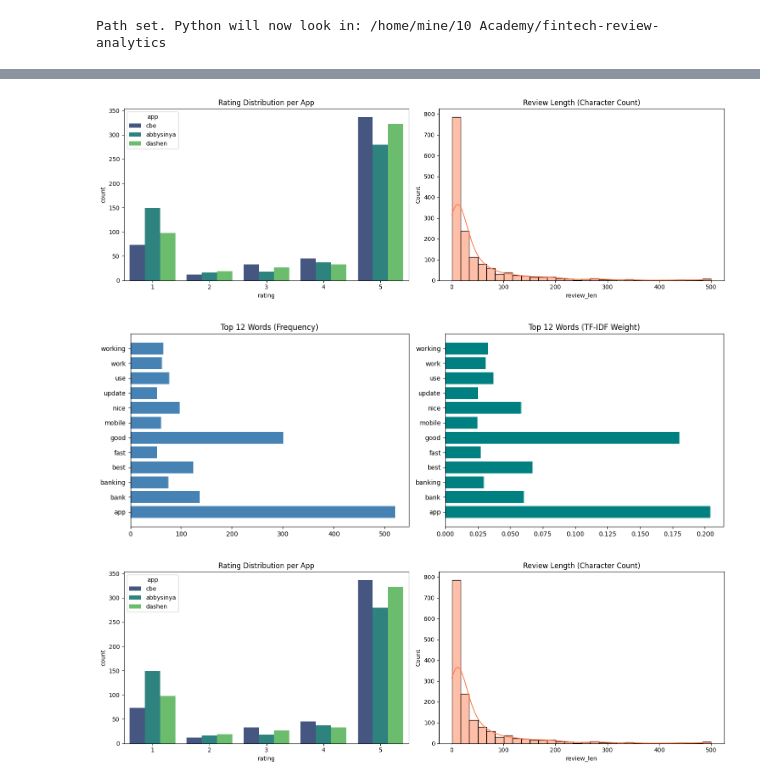
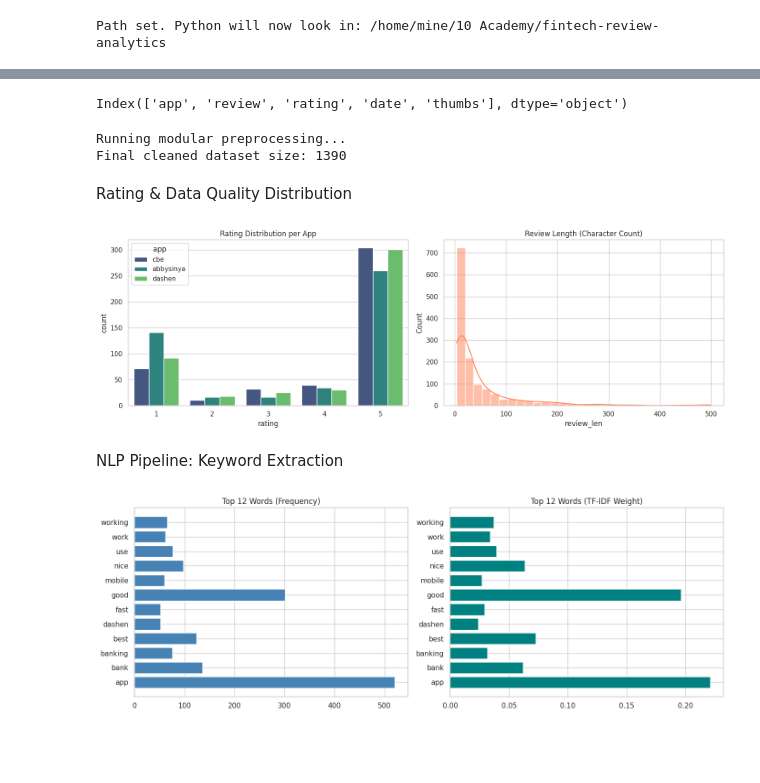
Before and after one commit to tibarekb/fintech-review-analytics, a Jupyter notebook: notebooks/data_analysis.ipynb, the cells around one changed output, grey strips where cells are left out. Drawn from its saved outputs; the diff is of its cells as text; code cells hidden in the pictures; blank space fills up the shorter version.

Commit message:
feat(task-1): Advanced cleaning and Analysis

```diff
--- a/notebooks/data_analysis.ipynb
+++ b/notebooks/data_analysis.ipynb
@@ -63,21 +77,3 @@ sys.path.insert(0, os.path.abspath('..'))
 print('Path set. Python will now look in:', os.path.abspath('..'))
 # %% [output]
 Path set. Python will now look in: /home/mine/10 Academy/fintech-review-analytics
-# %%
-def tokenize_and_lemmatize(text):
-    """
-    Tokenizes text, removes stopwords, and applies lemmatization.
-    Matches the notebook's modular_nlp_pipeline logic.
-    """
-    # 1. Cleaning (Regex)
-    text = re.sub(r'[^a-zA-Z\s]', ' ', str(text).lower())
-
-    # 2. Tokenization
-    tokens = nltk.word_tokenize(text)
-
-    # 3. Stop-word removal & Lemmatization
-    stop_words = set(stopwords.words('english'))
-    lemmatizer = WordNetLemmatizer()
-
-    processed = [lemmatizer.lemmatize(t) for t in tokens if t not in stop_words and len(t) > 2]
-    return " ".join(processed)
@@ -96,21 +92,42 @@ KeyboardInterrupt:
 # %%
-df_clean = pd.read_csv('../data/processed/review_clean.csv')
+df_raw = pd.read_csv('../data/processed/review_clean.csv')
+# %%
+df_raw.columns
+# %% [output]
+Index(['app', 'review', 'rating', 'date', 'thumbs'], dtype='object')
+# %%
+# Preprocessing using modular logic from src/
+print("Running modular preprocessing...")
+df_raw['clean_text'] = df_raw['review'].apply(tokenize_and_lemmatize)
+
+# Drop invalid/too short reviews
+df_clean = df_raw[df_raw['clean_text'].str.len() > 2].copy()
+print(f"Final cleaned dataset size: {len(df_clean)}")
+# %% [output]
+Running modular preprocessing...
+Final cleaned dataset size: 1390
+# %% [markdown]
+Rating & Data Quality Distribution
 # %%
 # Visualizing Distributions
 fig, ax = plt.subplots(1, 2, figsize=(15, 5))
 
 # Rating per App
 sns.countplot(data=df_clean, x='rating', hue='app', palette='viridis', ax=ax[0])
 ax[0].set_title('Rating Distribution per App')
 
 # Review Length
 df_clean['review_len'] = df_clean['review'].str.len()
 sns.histplot(df_clean['review_len'], bins=30, kde=True, ax=ax[1], color='coral')
 ax[1].set_title('Review Length (Character Count)')
 
-plt.tight_layout(); plt.show()
+plt.tight_layout()
+plt.savefig('reports/figures/distributions.png')
+plt.show()
 # %% [output]
-[figure, old version]
+[figure, new version]
+# %% [markdown]
+ NLP Pipeline: Keyword Extraction
 # %%
 
 # Frequency (BoW) vs TF-IDF
@@ -129,20 +146,4 @@ axes[1].set_title('Top 12 Words (TF-IDF Weight)')
 
 plt.tight_layout(); plt.show()
 # %% [output]
-[figure, old version]
+[figure, new version]
-# %%
-# Visualizing Distributions
-fig, ax = plt.subplots(1, 2, figsize=(15, 5))
-
-# Rating per App
-sns.countplot(data=df_clean, x='rating', hue='app', palette='viridis', ax=ax[0])
-ax[0].set_title('Rating Distribution per App')
-
-# Review Length
-df_clean['review_len'] = df_clean['review'].str.len()
-sns.histplot(df_clean['review_len'], bins=30, kde=True, ax=ax[1], color='coral')
-ax[1].set_title('Review Length (Character Count)')
-
-plt.tight_layout(); plt.show()
-# %% [output]
-[figure, removed]
```
Also changed, not shown: parts of 26 cells of this notebook, 3 other files.
